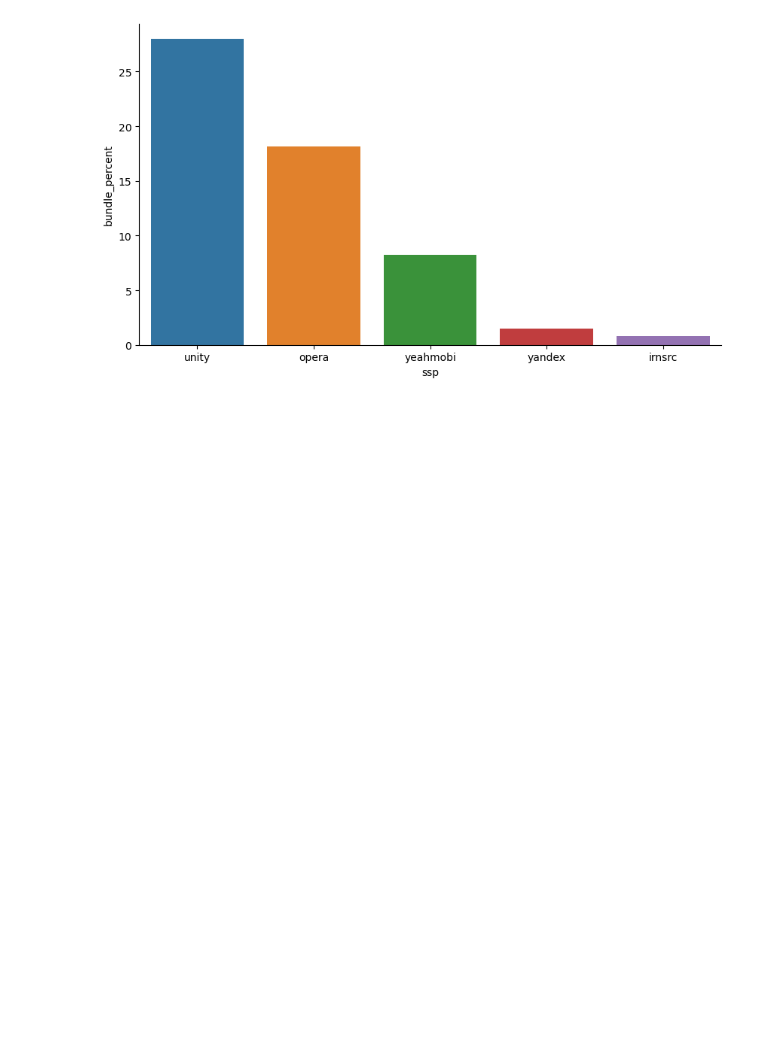
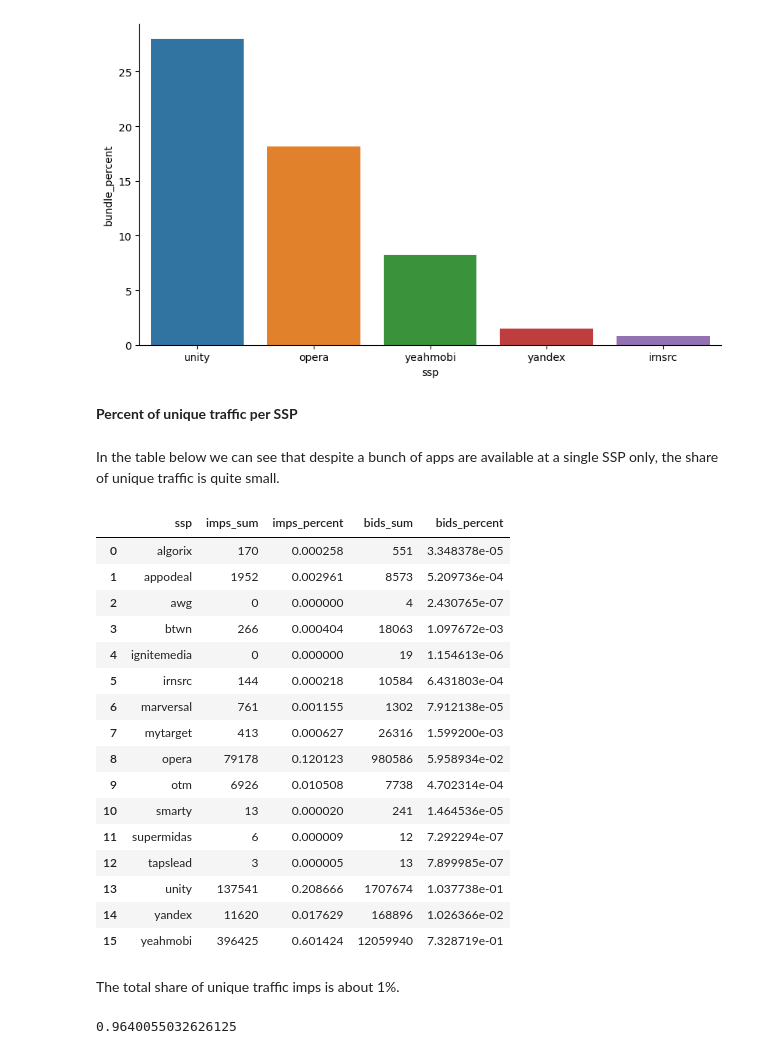
Before and after one commit to svpol/AdTech_analysis, a Jupyter notebook: AdTechSQL.ipynb, the cells around one changed output. Cells and saved outputs as stored; diff of their text form; code cells hidden in the pictures; blank space fills up the shorter version.

```diff
--- a/AdTechSQL.ipynb
+++ b/AdTechSQL.ipynb
@@ -323,3 +277,39 @@ sns.catplot(data=single_ssp_counts[0:5], x="ssp", y="bundle_percent", kind="bar"
 # %% [output]
 <seaborn.axisgrid.FacetGrid at 0x...>
 [figure]
+# %% [markdown]
+**Percent of unique traffic per SSP**
+# %%
+unique_traffic = single_ssp.groupby('ssp', as_index=False).aggregate({'imps_sum': 'sum', 'bids_sum': 'sum'})
+# %%
+unique_traffic.insert(loc=2, column='imps_percent', value=unique_traffic['imps_sum']/bundle_groupped['imps_sum'].sum()*100)
+# %%
+unique_traffic.insert(loc=4, column='bids_percent', value=unique_traffic['bids_sum']/bundle_groupped['bids_sum'].sum()*100)
+# %% [markdown]
+In the table below we can see that despite a bunch of apps are available at a single SSP only, the share of unique traffic is quite small.
+# %%
+unique_traffic
+# %% [output]
+|  | ssp | imps_sum | imps_percent | bids_sum | bids_percent |
+| 0 | algorix | 170 | 0.000258 | 551 | 3.348378e-05 |
+| 1 | appodeal | 1952 | 0.002961 | 8573 | 5.209736e-04 |
+| 2 | awg | 0 | 0.000000 | 4 | 2.430765e-07 |
+| 3 | btwn | 266 | 0.000404 | 18063 | 1.097672e-03 |
+| 4 | ignitemedia | 0 | 0.000000 | 19 | 1.154613e-06 |
+| 5 | irnsrc | 144 | 0.000218 | 10584 | 6.431803e-04 |
+| 6 | marversal | 761 | 0.001155 | 1302 | 7.912138e-05 |
+| 7 | mytarget | 413 | 0.000627 | 26316 | 1.599200e-03 |
+| 8 | opera | 79178 | 0.120123 | 980586 | 5.958934e-02 |
+| 9 | otm | 6926 | 0.010508 | 7738 | 4.702314e-04 |
+| 10 | smarty | 13 | 0.000020 | 241 | 1.464536e-05 |
+| 11 | supermidas | 6 | 0.000009 | 12 | 7.292294e-07 |
+| 12 | tapslead | 3 | 0.000005 | 13 | 7.899985e-07 |
+| 13 | unity | 137541 | 0.208666 | 1707674 | 1.037738e-01 |
+| 14 | yandex | 11620 | 0.017629 | 168896 | 1.026366e-02 |
+| 15 | yeahmobi | 396425 | 0.601424 | 12059940 | 7.328719e-01 |
+# %% [markdown]
+The total share of unique traffic imps is about 1%.
+# %%
+unique_traffic['imps_percent'].sum()
+# %% [output]
+0.9640055032626125
```
Also changed, not shown: parts of 14 cells of this notebook.
